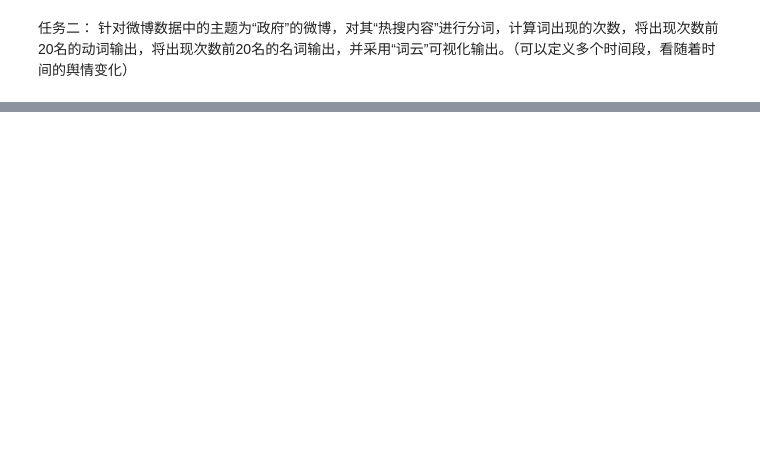
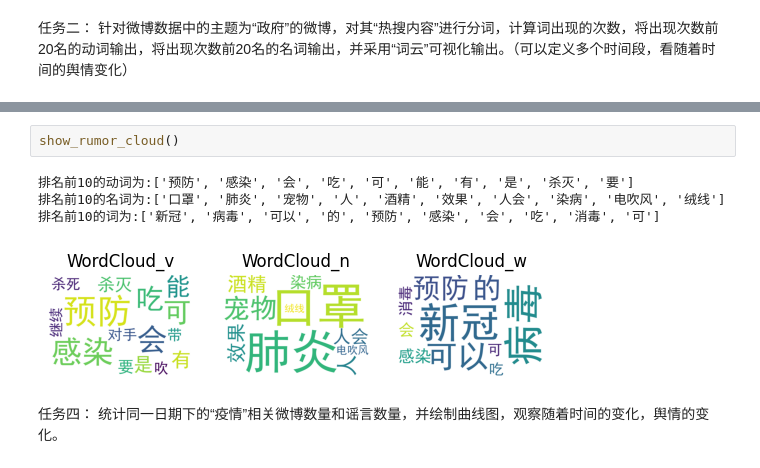
Before and after one commit to liu33333/NLP_exp1, a Jupyter notebook: code.ipynb, the cells around one changed output, grey strips where cells are left out. Drawn from its saved outputs; the diff is of its cells as text; blank space fills up the shorter version.

```diff
--- a/code.ipynb
+++ b/code.ipynb
@@ -143,0 +230,10 @@ show_weibo_cloud(time, year='2020', month='02', date='07', key_word='政府')
+# %%
+show_rumor_cloud()
+# %% [output]
+排名前10的动词为:['预防', '感染', '会', '吃', '可', '能', '有', '是', '杀灭', '要']
+排名前10的名词为:['口罩', '肺炎', '宠物', '人', '酒精', '效果', '人会', '染病', '电吹风', '绒线']
+排名前10的词为:['新冠', '病毒', '可以', '的', '预防', '感染', '会', '吃', '消毒', '可']
+[figure, added]
+# %% [markdown]
+任务四：
+统计同一日期下的“疫情”相关微博数量和谣言数量，并绘制曲线图，观察随着时间的变化，舆情的变化。
```
Also changed, not shown: parts of 9 cells of this notebook.
